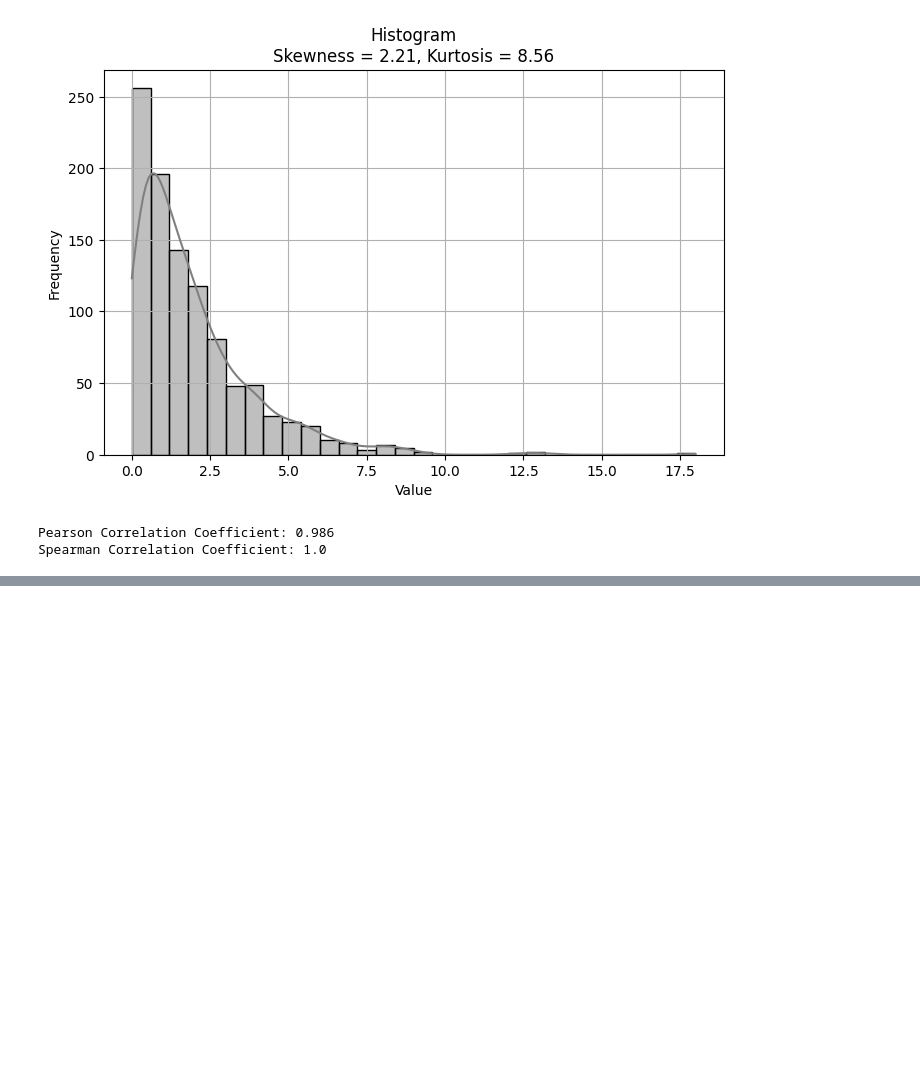
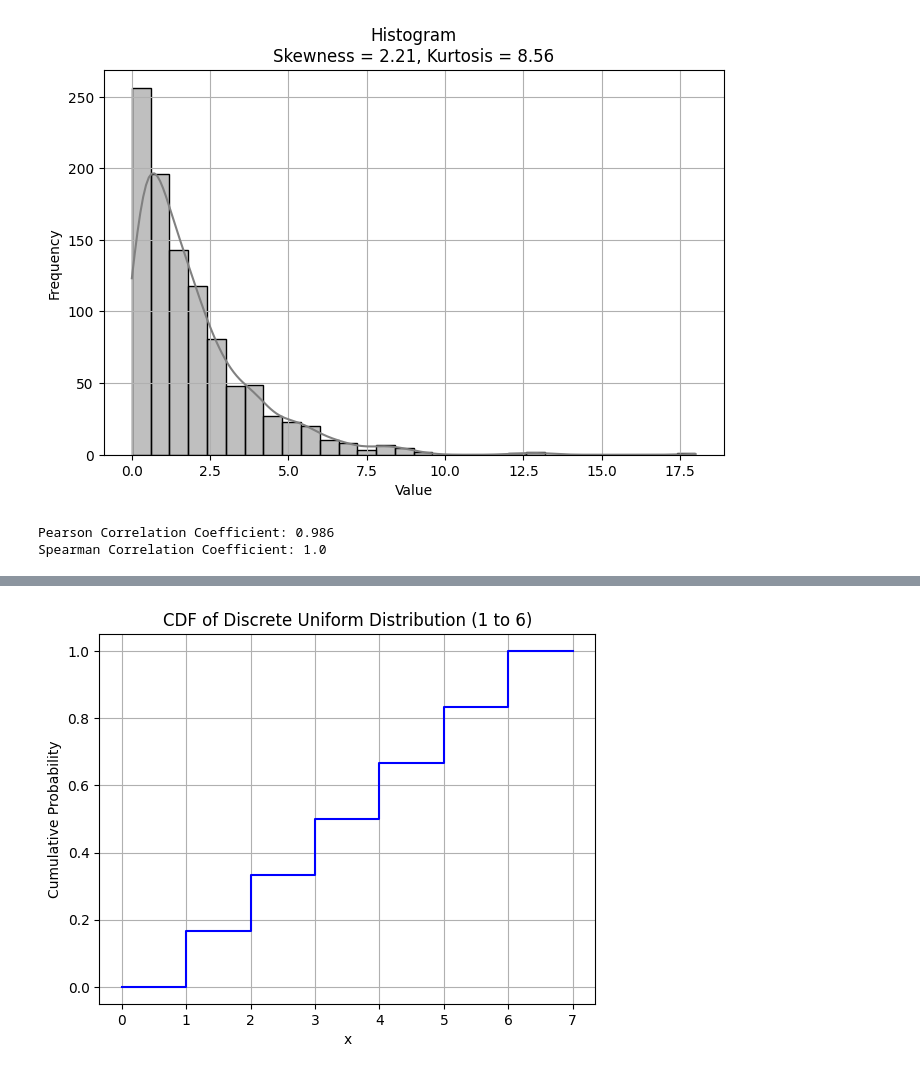
Before and after one commit to Abhish0407/Statistics, a Jupyter notebook: STATS1-ans.ipynb, the cells around one changed output, grey strips where cells are left out. Cells and saved outputs as stored; diff of their text form; code cells hidden in the pictures; blank space fills up the shorter version.

```diff
--- a/STATS1-ans.ipynb
+++ b/STATS1-ans.ipynb
@@ -685,0 +790,29 @@ Spearman Correlation Coefficient: 1.0
+# %%
+# 6] Write a Python program to calculate and plot the cumulative distribution function (CDF) of a discrete uniform distribution
+import numpy as np
+import matplotlib.pyplot as plt
+from scipy.stats import randint
+
+# Parameters of the discrete uniform distribution (e.g., integers 1 to 6 like a fair die)
+low = 1
+high = 7  # upper bound is exclusive
+
+# Create the distribution object
+dist = randint(low, high)
+
+# Values to evaluate CDF at
+x = np.arange(low - 1, high + 1)
+
+# Calculate CDF
+cdf = dist.cdf(x)
+
+# Plot the CDF
+plt.step(x, cdf, where='post', color='blue')
+plt.title('CDF of Discrete Uniform Distribution (1 to 6)')
+plt.xlabel('x')
+plt.ylabel('Cumulative Probability')
+plt.grid(True)
+plt.xticks(x)
+plt.show()
+# %% [output]
+[figure, added]
```
Also changed, not shown: parts of 23 cells of this notebook.
